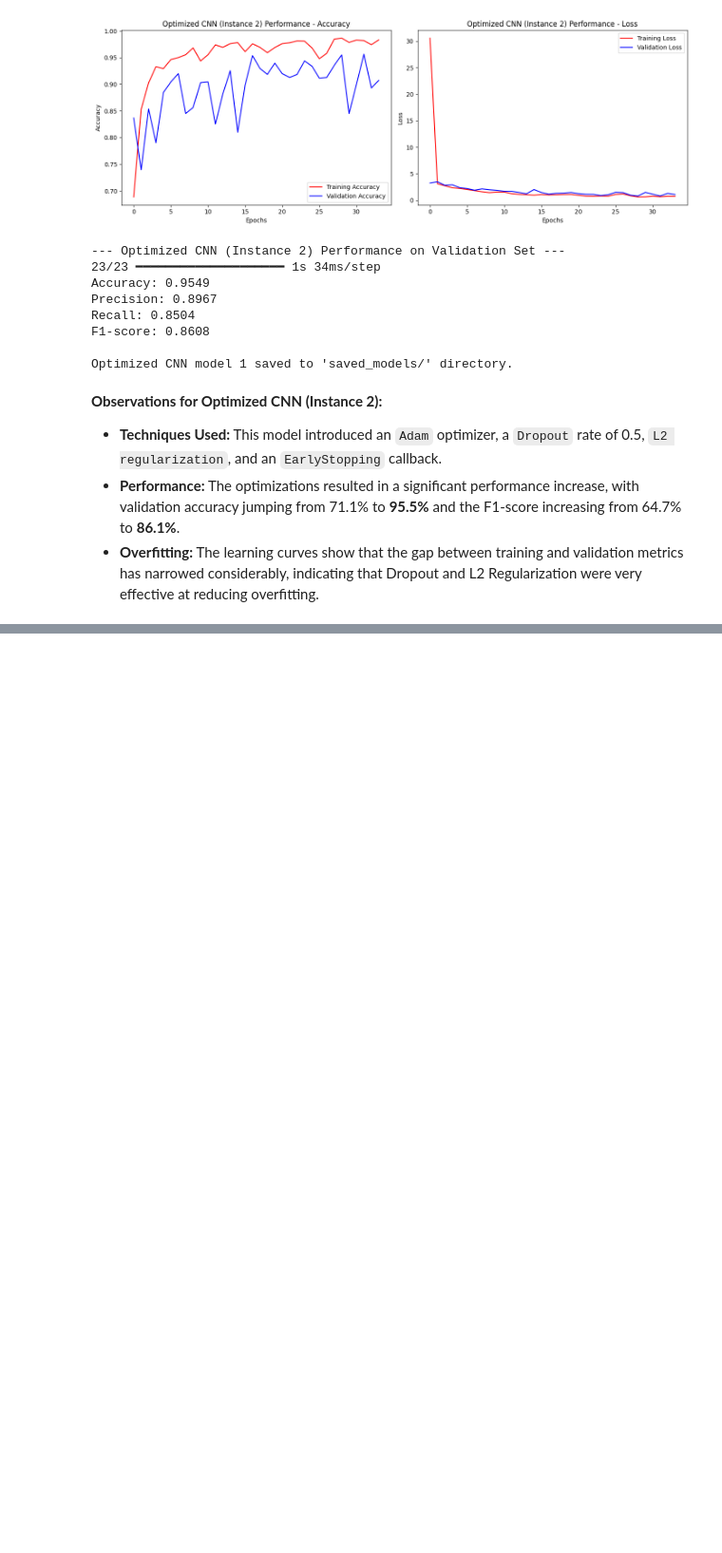
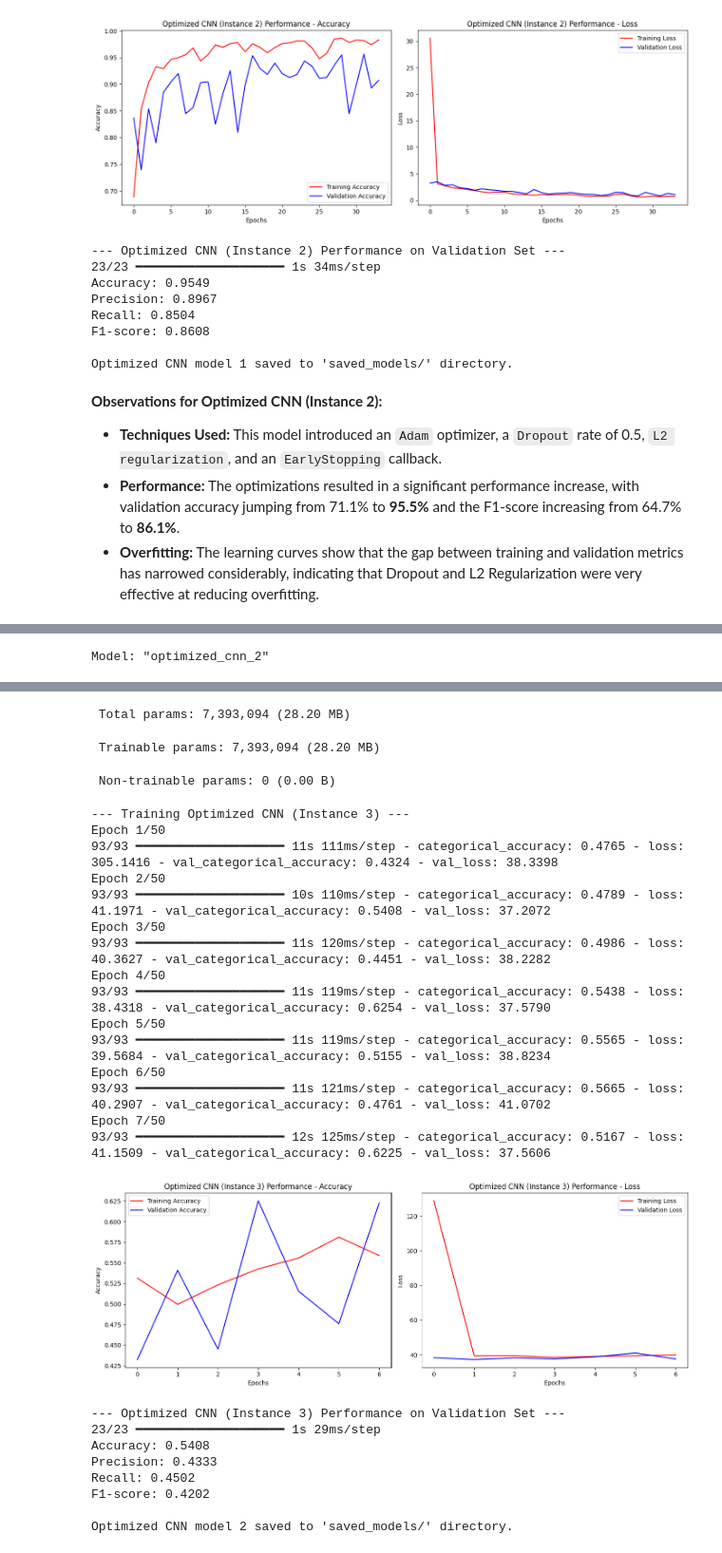
Before and after one commit to Christianib003/rinda-project, a Jupyter notebook: notebook.ipynb, the cells around one changed output, grey strips where cells are left out. Shown at 95% size. Saved outputs shown, nothing was run; the diff lists cells and outputs as text; code cells hidden in the pictures; blank space fills up the shorter version.

Commit message:
train all neuro-networks

```diff
--- a/notebook.ipynb
+++ b/notebook.ipynb
@@ -791,0 +796,44 @@ Optimized CNN model 1 saved to 'saved_models/' directory.
+# %%
+# 1. Build the new Optimized Model
+optimized_model_2 = build_cnn_model(
+    input_shape=(IMG_HEIGHT, IMG_WIDTH, 3),
+    num_classes=6,
+    optimizer_name='rmsprop',
+    learning_rate=0.001,
+    dropout_rate=0.2,
+    regularizer=regularizers.l1(0.01),
+    name="optimized_cnn_2"
+)
+optimized_model_2.summary()
+
+# 2. Define the EarlyStopping callback (reused from before)
+early_stopping = callbacks.EarlyStopping(
+    monitor='val_loss',
+    patience=5,
+    restore_best_weights=True
+)
+
+# 3. Train the model
+print("\n--- Training Optimized CNN (Instance 3) ---")
+optimized_history_2 = optimized_model_2.fit(
+    train_dataset,
+    epochs=50,
+    validation_data=validation_dataset,
+    callbacks=[early_stopping],
+    verbose=1
+)
+
+# 4. Evaluate and save the model
+plot_training_history(optimized_history_2, "Optimized CNN (Instance 3) Performance")
+
+print("\n--- Optimized CNN (Instance 3) Performance on Validation Set ---")
+y_val_pred_opt2 = optimized_model_2.predict(validation_dataset)
+opt2_metrics = calculate_metrics(y_val_true, y_val_pred_opt2)
+
+for metric, value in opt2_metrics.items():
+    print(f"{metric}: {value:.4f}")
+
+optimized_model_2.save('saved_models/optimized_cnn_model_2.keras')
+print("\nOptimized CNN model 2 saved to 'saved_models/' directory.")
+# %% [output]
+Model: "optimized_cnn_2"
@@ -791,0 +859,27 @@ Optimized CNN model 1 saved to 'saved_models/' directory.
+ Total params: 7,393,094 (28.20 MB)
+ Trainable params: 7,393,094 (28.20 MB)
+ Non-trainable params: 0 (0.00 B)
+--- Training Optimized CNN (Instance 3) ---
+Epoch 1/50
+93/93 ━━━━━━━━━━━━━━━━━━━━ 11s 111ms/step - categorical_accuracy: 0.4765 - loss: 305.1416 - val_categorical_accuracy: 0.4324 - val_loss: 38.3398
+Epoch 2/50
+93/93 ━━━━━━━━━━━━━━━━━━━━ 10s 110ms/step - categorical_accuracy: 0.4789 - loss: 41.1971 - val_categorical_accuracy: 0.5408 - val_loss: 37.2072
+Epoch 3/50
+93/93 ━━━━━━━━━━━━━━━━━━━━ 11s 120ms/step - categorical_accuracy: 0.4986 - loss: 40.3627 - val_categorical_accuracy: 0.4451 - val_loss: 38.2282
+Epoch 4/50
+93/93 ━━━━━━━━━━━━━━━━━━━━ 11s 119ms/step - categorical_accuracy: 0.5438 - loss: 38.4318 - val_categorical_accuracy: 0.6254 - val_loss: 37.5790
+Epoch 5/50
+93/93 ━━━━━━━━━━━━━━━━━━━━ 11s 119ms/step - categorical_accuracy: 0.5565 - loss: 39.5684 - val_categorical_accuracy: 0.5155 - val_loss: 38.8234
+Epoch 6/50
+93/93 ━━━━━━━━━━━━━━━━━━━━ 11s 121ms/step - categorical_accuracy: 0.5665 - loss: 40.2907 - val_categorical_accuracy: 0.4761 - val_loss: 41.0702
+Epoch 7/50
+93/93 ━━━━━━━━━━━━━━━━━━━━ 12s 125ms/step - categorical_accuracy: 0.5167 - loss: 41.1509 - val_categorical_accuracy: 0.6225 - val_loss: 37.5606
+[figure, added]
+--- Optimized CNN (Instance 3) Performance on Validation Set ---
+23/23 ━━━━━━━━━━━━━━━━━━━━ 1s 29ms/step
+Accuracy: 0.5408
+Precision: 0.4333
+Recall: 0.4502
+F1-score: 0.4202
+
+Optimized CNN model 2 saved to 'saved_models/' directory.
```
Also changed, not shown: parts of 9 cells of this notebook, 3 other files.
